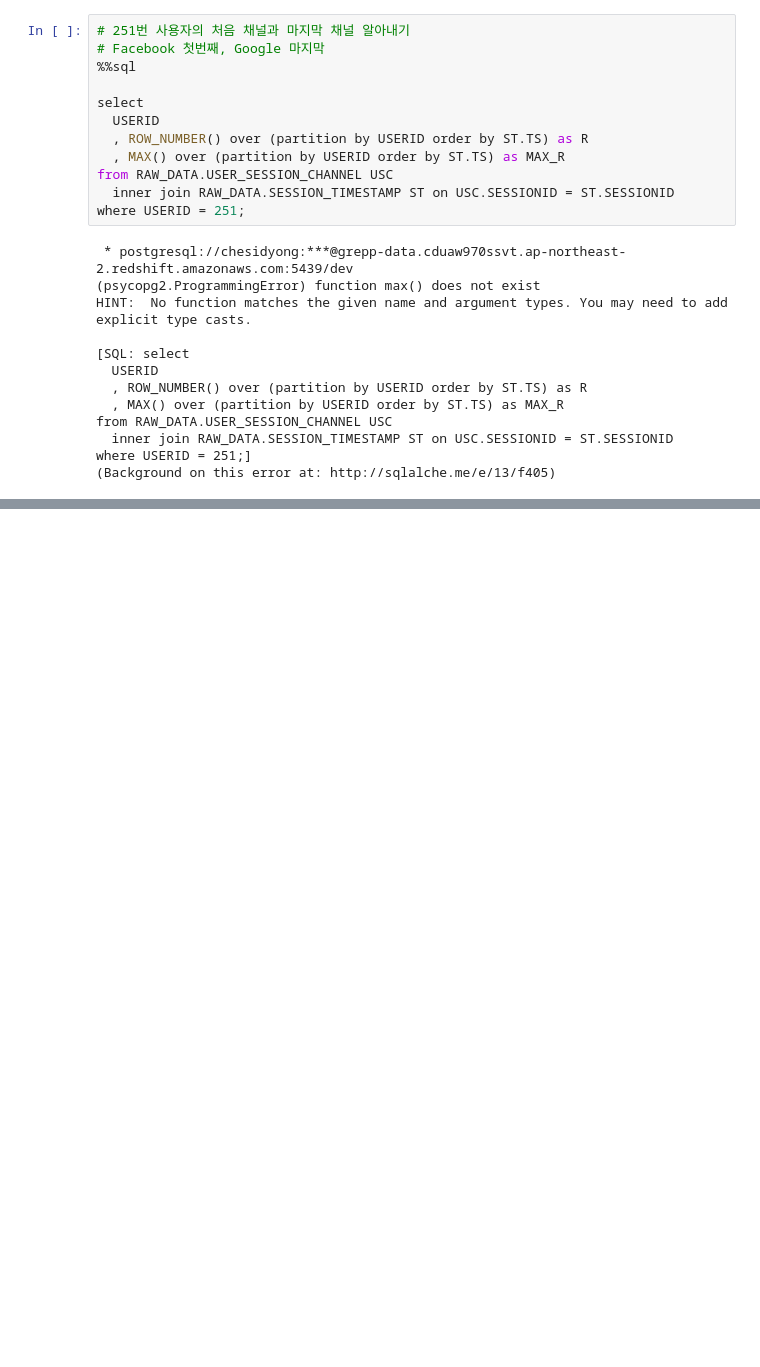
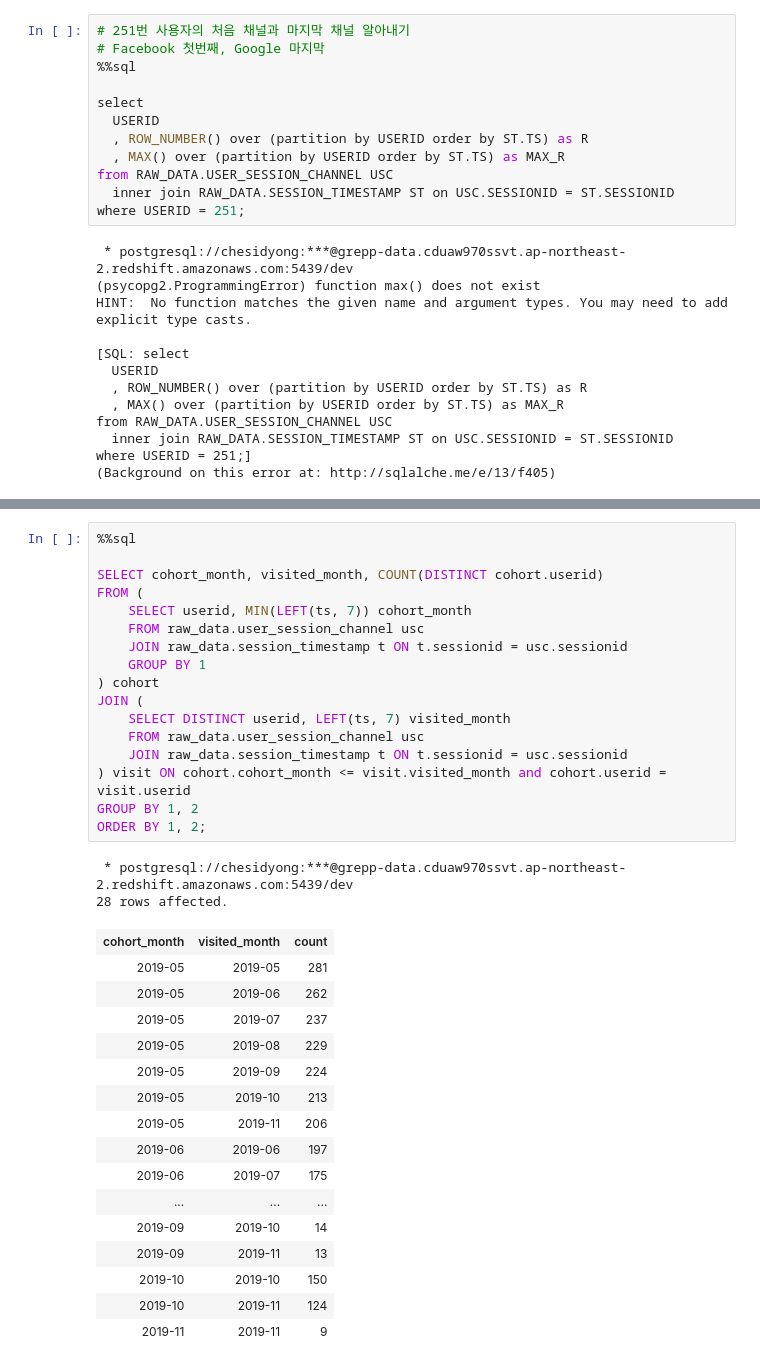
Before and after one commit to yongjunleeme/data-engineering-study, a Jupyter notebook: sql_week3.ipynb, the cells around one changed output, grey strips where cells are left out. Drawn from its saved outputs; the diff is of its cells as text; blank space fills up the shorter version.

```diff
--- a/sql_week3.ipynb
+++ b/sql_week3.ipynb
@@ -425,0 +392,36 @@ Done.
+# %%
+%%sql
+
+SELECT cohort_month, visited_month, COUNT(DISTINCT cohort.userid)
+FROM (
+    SELECT userid, MIN(LEFT(ts, 7)) cohort_month
+    FROM raw_data.user_session_channel usc
+    JOIN raw_data.session_timestamp t ON t.sessionid = usc.sessionid
+    GROUP BY 1
+) cohort
+JOIN (
+    SELECT DISTINCT userid, LEFT(ts, 7) visited_month
+    FROM raw_data.user_session_channel usc
+    JOIN raw_data.session_timestamp t ON t.sessionid = usc.sessionid
+) visit ON cohort.cohort_month <= visit.visited_month and cohort.userid = visit.userid
+GROUP BY 1, 2
+ORDER BY 1, 2;
+# %% [output]
+ * postgresql://chesidyong:***@grepp-data.cduaw970ssvt.ap-northeast-2.redshift.amazonaws.com:5439/dev
+28 rows affected.
+| cohort_month | visited_month | count |
+| 2019-05 | 2019-05 | 281 |
+| 2019-05 | 2019-06 | 262 |
+| 2019-05 | 2019-07 | 237 |
+| 2019-05 | 2019-08 | 229 |
+| 2019-05 | 2019-09 | 224 |
+| 2019-05 | 2019-10 | 213 |
+| 2019-05 | 2019-11 | 206 |
+| 2019-06 | 2019-06 | 197 |
+| 2019-06 | 2019-07 | 175 |
+| ... | ... | ... |
+| 2019-09 | 2019-10 | 14 |
+| 2019-09 | 2019-11 | 13 |
+| 2019-10 | 2019-10 | 150 |
+| 2019-10 | 2019-11 | 124 |
+| 2019-11 | 2019-11 | 9 |
```
Also changed, not shown: parts of 9 cells of this notebook.
